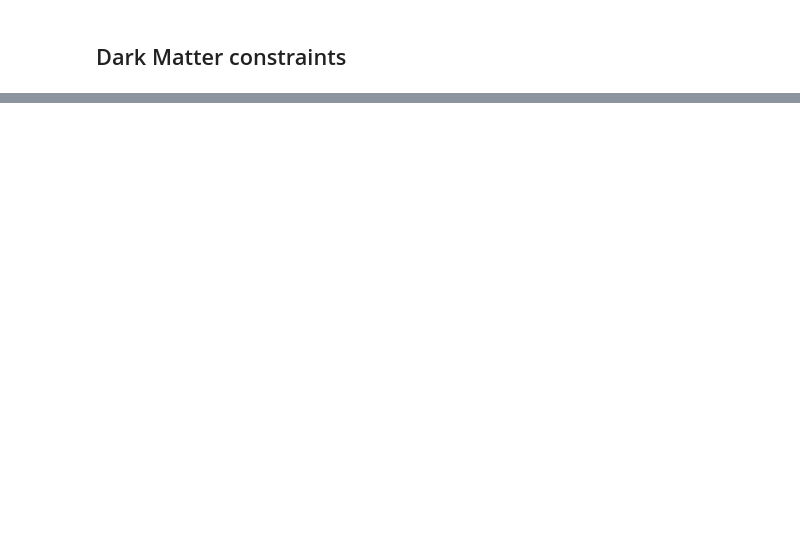
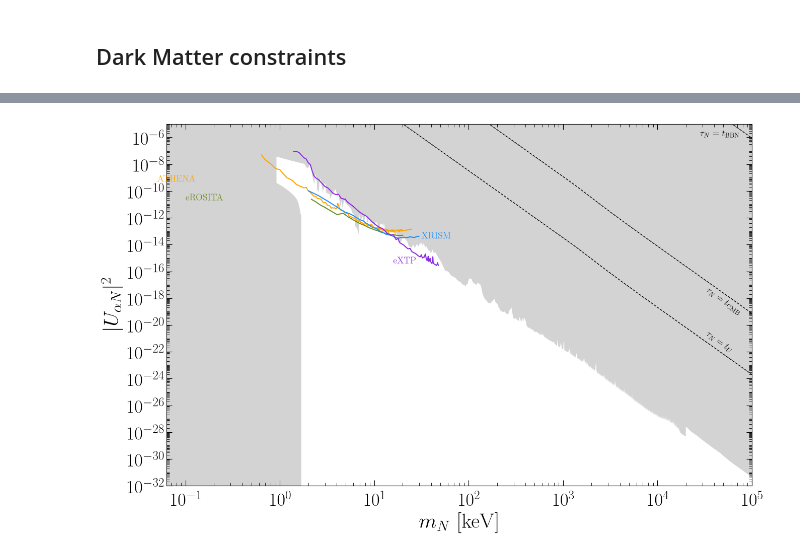
Before and after one commit to PatrickBolton/SterileNeutrinoConstraints, a Jupyter notebook: 5_dark_matter.ipynb, the cells around one changed output, grey strips where cells are left out. Cells and saved outputs as stored; diff of their text form; code cells hidden in the pictures; blank space fills up the shorter version.

```diff
--- a/5_dark_matter.ipynb
+++ b/5_dark_matter.ipynb
@@ -127,0 +281,34 @@ HNL.plot(m_min=10**(-7.2), m_max=1e-1, U_min=1e-32, U_max=1e-5, n_y_ticks = 14,
+# %%
+x_ray_f = {
+    'ATHENA':
+    {'data': data_univ_f + 'ATHENA.csv',
+     'label': r'ATHENA', 'label_on': True, 'label_loc': [-7.3,  -9.3], 'label_rot': 0,
+     'color': 'orange', 'lw': 1.5, 'ls': '-', 'fill': 0.075,
+     'xr': ['pow10', 1e-6], 'yr': ['pow10', 'comp', 'sqrt', 'comp', 0.5], 'xy': True},
+    'eROSITA':
+    {'data': data_univ_f + 'eROSITA.csv',
+     'label': r'eROSITA', 'label_on': True, 'label_loc': [-5.5,  -10.7], 'label_rot': 0,
+     'color': 'olivedrab', 'lw': 1.5, 'ls': '-', 'fill': 0.075,
+     'xr': 1e-6, 'yr': ['pow10', 'comp', 'sqrt', 'comp', 0.5], 'xy': True},
+    'XRISM':
+    {'data': data_univ_f + 'XRISM.csv',
+     'label': r'XRISM', 'label_on': True, 'label_loc': [-4.5,  -13.55], 'label_rot': 0,
+     'color': 'dodgerblue', 'lw': 1.5, 'ls': '-', 'fill': 0.075,
+     'xr': 1e-6, 'yr': ['pow10', 'comp', 'sqrt', 'comp', 0.5], 'xy': True},
+    'eXTP':
+    {'data': data_univ_f + 'eXTP.csv',
+     'label': r'eXTP', 'label_on': True, 'label_loc': [-4.8,  -15.4], 'label_rot': 0,
+     'color': 'blueviolet', 'lw': 1.5, 'ls': '-', 'fill': 0.075,
+     'xr': ['pow10',1e-6], 'yr': ['pow10', 'comp', 'sqrt', 'comp', 0.5], 'xy': True},
+}
+
+future_constraints = x_ray_f | labels
+# %%
+HNL.plot(x_min=10**(-7.2), x_max=1e-1, y_min=1e-32, y_max=1e-5, n_y_ticks = 14,
+         lim_type = 'future', seesaw = False, v_masses = False, DM_window = False, DM_lifetime = True,
+         current_constraints=constraints,
+         current_xray_constraints={},
+         future_constraints=future_constraints,
+         title = 'DM', xlabel = r'$m_N~[\mathrm{keV}]$', ylabel = r'$|U_{\alpha N}|^2$', x_scale = 1e6, svfg = True);
+# %% [output]
+[figure, added]
```
Also changed, not shown: parts of 3 cells of this notebook, 45 other files.
